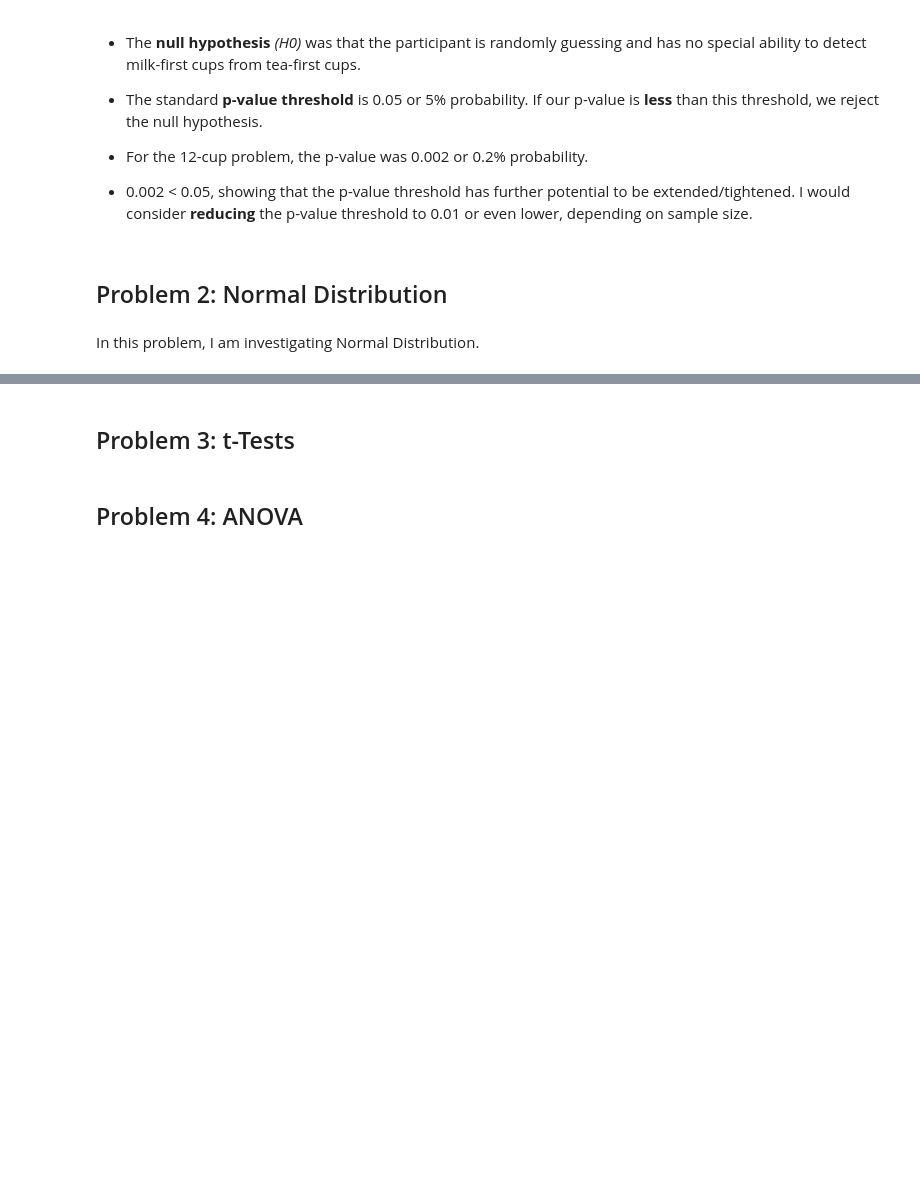
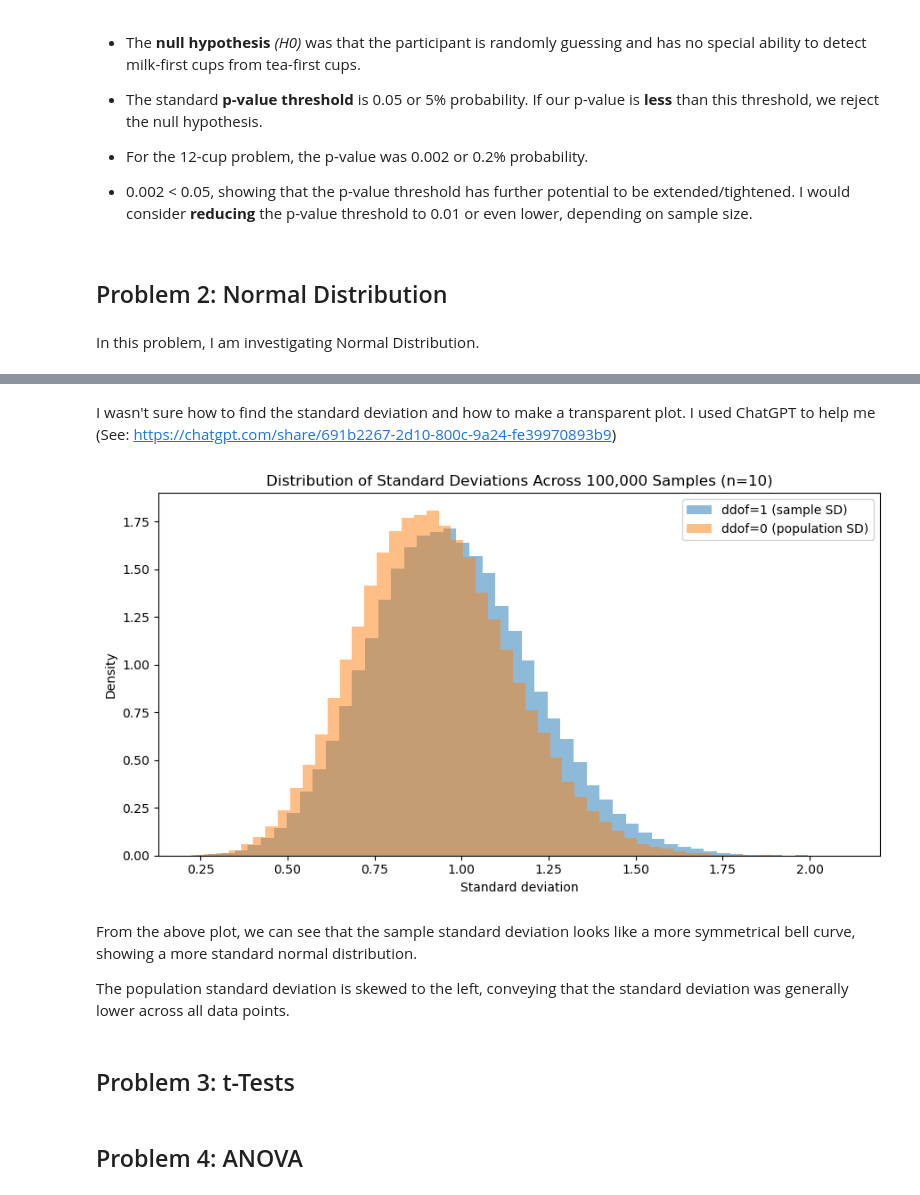
Before and after one commit to zoeharlowe/applied-statistics-assessment, a Jupyter notebook: problems.ipynb, the cells around one changed output, grey strips where cells are left out. Cells and saved outputs as stored; diff of their text form; code cells hidden in the pictures; blank space fills up the shorter version.

Commit message:
completed histogram on problem 2

```diff
--- a/problems.ipynb
+++ b/problems.ipynb
@@ -306,3 +310,8 @@ First I will generate 100,000 samples of size 10 from the standard normal distri
 # %%
+# Set random seed for reproducibility
+np.random.seed(0)
+
 # Generate 100,000 samples of size 10 from the standard normal distribution.
-samples = np.random.normal(loc=0, scale=1, size=(100000, 10))
+sample = np.random.normal(size=(100000, 10))
+
+sample
@@ -309,3 +332,29 @@ samples = np.random.normal(loc=0, scale=1, size=(100000, 10))
+# %% [markdown]
+I wasn't sure how to find the standard deviation and how to make a transparent plot. I used ChatGPT to help me (See: https://chatgpt.com/share/691b2267-2d10-800c-9a24-fe39970893b9)
+# %%
+# Compute standard deviations
+sd_ddof1 = np.std(sample, axis=1, ddof=1)  # sample SD
+sd_ddof0 = np.std(sample, axis=1, ddof=0)  # population SD
+# %%
+# Plot histograms
+plt.figure(figsize=(9,5))
+bins = 50
+
+plt.hist(sd_ddof1, bins=bins, alpha=0.5, density=True, label="ddof=1 (sample SD)")
+plt.hist(sd_ddof0, bins=bins, alpha=0.5, density=True, label="ddof=0 (population SD)")
+
+plt.xlabel("Standard deviation")
+plt.ylabel("Density")
+plt.title("Distribution of Standard Deviations Across 100,000 Samples (n=10)")
+plt.legend()
+plt.tight_layout()
+plt.show()
+# %% [output]
+[figure, added]
+# %% [markdown]
+From the above plot, we can see that the sample standard deviation looks like a more symmetrical bell curve, showing a more standard normal distribution.
+
+The population standard deviation is skewed to the left, conveying that the standard deviation was generally lower across all data points.
 # %% [markdown]
 ## Problem 3: t-Tests
 # %% [markdown]
```
Also changed, not shown: parts of 3 cells of this notebook.
